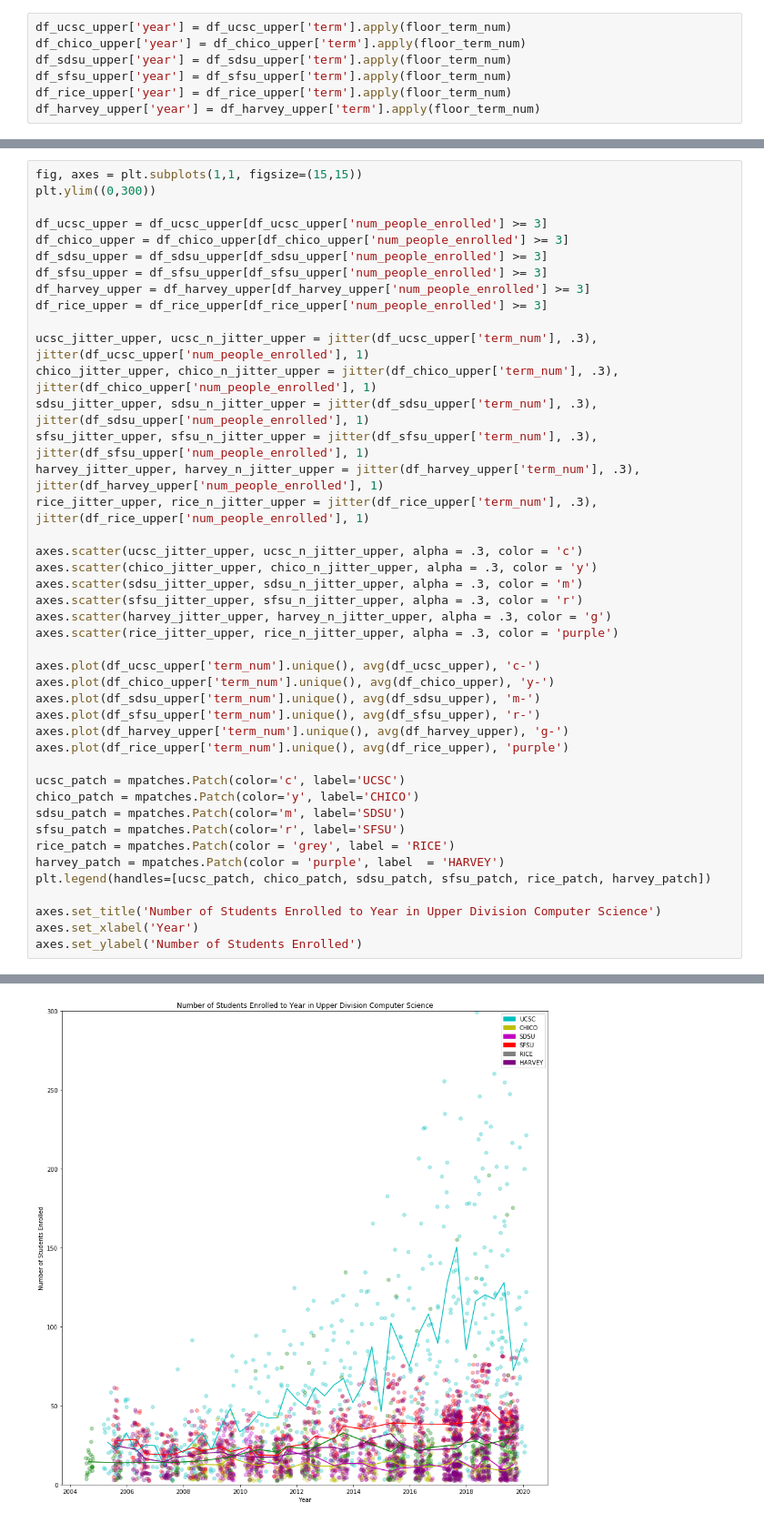
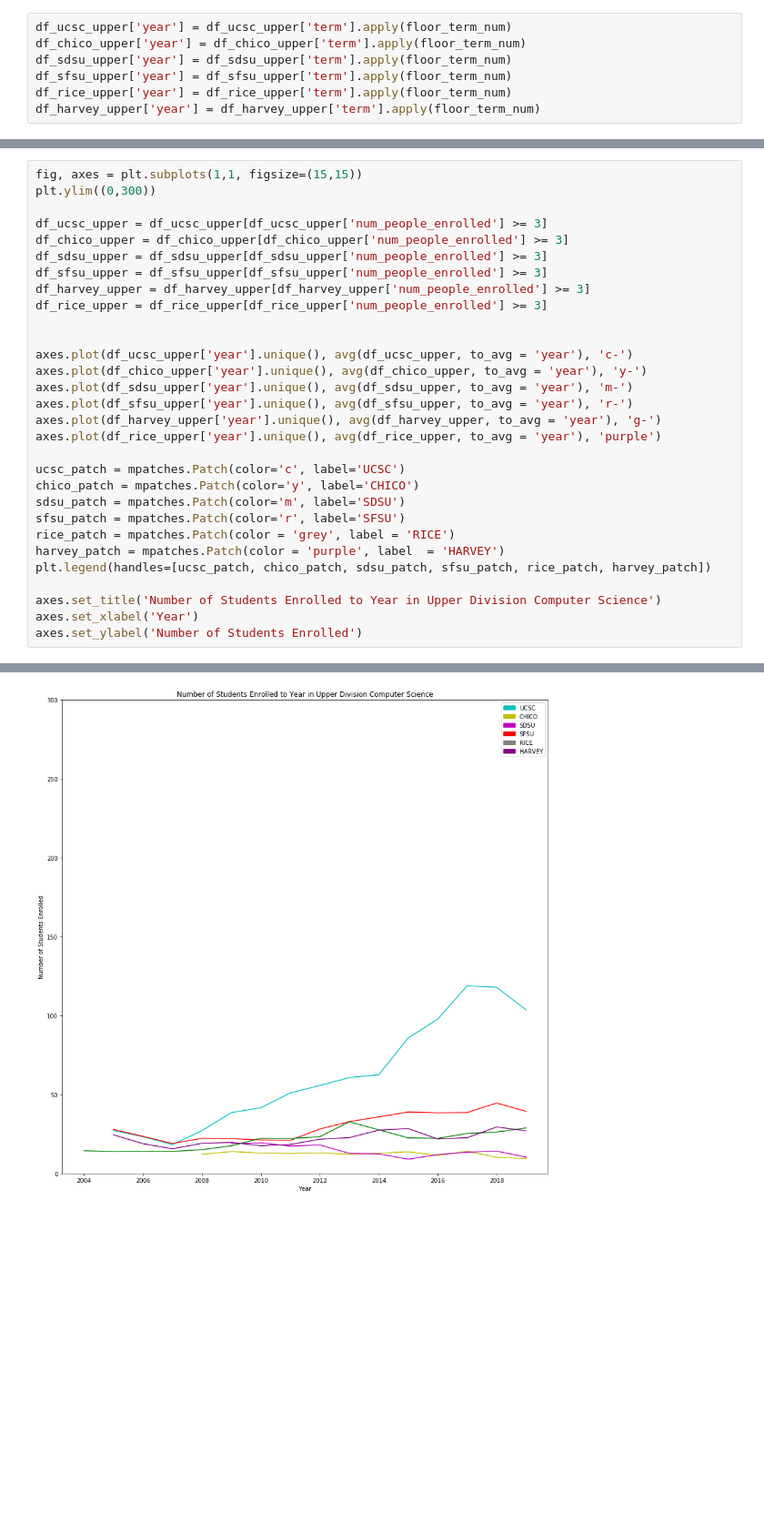
Before and after one commit to Tcbowen/CSE-184, a Jupyter notebook: Data_Jeff.ipynb, the cells around one changed output, grey strips where cells are left out. Shown at 91% size. Cells and saved outputs as stored; diff of their text form; blank space fills up the shorter version.

```diff
--- a/Data_Jeff.ipynb
+++ b/Data_Jeff.ipynb
@@ -513,46 +515,33 @@ Text(0, 0.5, 'Number of Students Enrolled')
 # %%
 fig, axes = plt.subplots(1,1, figsize=(15,15))
 plt.ylim((0,300))
 
 df_ucsc_upper = df_ucsc_upper[df_ucsc_upper['num_people_enrolled'] >= 3]
 df_chico_upper = df_chico_upper[df_chico_upper['num_people_enrolled'] >= 3]
 df_sdsu_upper = df_sdsu_upper[df_sdsu_upper['num_people_enrolled'] >= 3]
 df_sfsu_upper = df_sfsu_upper[df_sfsu_upper['num_people_enrolled'] >= 3]
 df_harvey_upper = df_harvey_upper[df_harvey_upper['num_people_enrolled'] >= 3]
 df_rice_upper = df_rice_upper[df_rice_upper['num_people_enrolled'] >= 3]
 
-ucsc_jitter_upper, ucsc_n_jitter_upper = jitter(df_ucsc_upper['term_num'], .3), jitter(df_ucsc_upper['num_people_enrolled'], 1)
-chico_jitter_upper, chico_n_jitter_upper = jitter(df_chico_upper['term_num'], .3), jitter(df_chico_upper['num_people_enrolled'], 1)
-sdsu_jitter_upper, sdsu_n_jitter_upper = jitter(df_sdsu_upper['term_num'], .3), jitter(df_sdsu_upper['num_people_enrolled'], 1)
-sfsu_jitter_upper, sfsu_n_jitter_upper = jitter(df_sfsu_upper['term_num'], .3), jitter(df_sfsu_upper['num_people_enrolled'], 1)
-harvey_jitter_upper, harvey_n_jitter_upper = jitter(df_harvey_upper['term_num'], .3), jitter(df_harvey_upper['num_people_enrolled'], 1)
-rice_jitter_upper, rice_n_jitter_upper = jitter(df_rice_upper['term_num'], .3), jitter(df_rice_upper['num_people_enrolled'], 1)
 
-axes.scatter(ucsc_jitter_upper, ucsc_n_jitter_upper, alpha = .3, color = 'c')
-axes.scatter(chico_jitter_upper, chico_n_jitter_upper, alpha = .3, color = 'y')
-axes.scatter(sdsu_jitter_upper, sdsu_n_jitter_upper, alpha = .3, color = 'm')
-axes.scatter(sfsu_jitter_upper, sfsu_n_jitter_upper, alpha = .3, color = 'r')
-axes.scatter(harvey_jitter_upper, harvey_n_jitter_upper, alpha = .3, color = 'g')
-axes.scatter(rice_jitter_upper, rice_n_jitter_upper, alpha = .3, color = 'purple')
-
-axes.plot(df_ucsc_upper['term_num'].unique(), avg(df_ucsc_upper), 'c-')
-axes.plot(df_chico_upper['term_num'].unique(), avg(df_chico_upper), 'y-')
-axes.plot(df_sdsu_upper['term_num'].unique(), avg(df_sdsu_upper), 'm-')
-axes.plot(df_sfsu_upper['term_num'].unique(), avg(df_sfsu_upper), 'r-')
-axes.plot(df_harvey_upper['term_num'].unique(), avg(df_harvey_upper), 'g-')
-axes.plot(df_rice_upper['term_num'].unique(), avg(df_rice_upper), 'purple')
+axes.plot(df_ucsc_upper['year'].unique(), avg(df_ucsc_upper, to_avg = 'year'), 'c-')
+axes.plot(df_chico_upper['year'].unique(), avg(df_chico_upper, to_avg = 'year'), 'y-')
+axes.plot(df_sdsu_upper['year'].unique(), avg(df_sdsu_upper, to_avg = 'year'), 'm-')
+axes.plot(df_sfsu_upper['year'].unique(), avg(df_sfsu_upper, to_avg = 'year'), 'r-')
+axes.plot(df_harvey_upper['year'].unique(), avg(df_harvey_upper, to_avg = 'year'), 'g-')
+axes.plot(df_rice_upper['year'].unique(), avg(df_rice_upper, to_avg = 'year'), 'purple')
 
 ucsc_patch = mpatches.Patch(color='c', label='UCSC')
 chico_patch = mpatches.Patch(color='y', label='CHICO')
 sdsu_patch = mpatches.Patch(color='m', label='SDSU')
 sfsu_patch = mpatches.Patch(color='r', label='SFSU')
 rice_patch = mpatches.Patch(color = 'grey', label = 'RICE')
 harvey_patch = mpatches.Patch(color = 'purple', label  = 'HARVEY')
 plt.legend(handles=[ucsc_patch, chico_patch, sdsu_patch, sfsu_patch, rice_patch, harvey_patch])
 
 axes.set_title('Number of Students Enrolled to Year in Upper Division Computer Science')
 axes.set_xlabel('Year')
 axes.set_ylabel('Number of Students Enrolled')
 # %% [output]
 Text(0, 0.5, 'Number of Students Enrolled')
-[figure, old version]
+[figure, new version]
```
Also changed, not shown: parts of 17 cells of this notebook.
